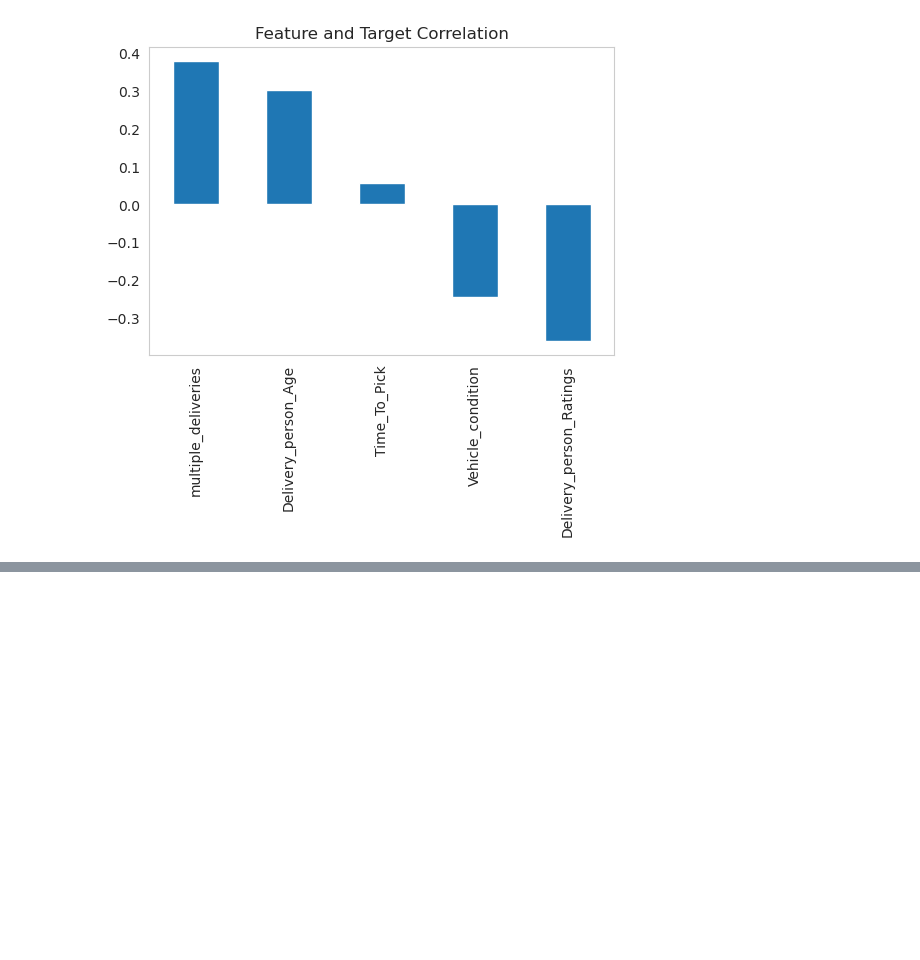
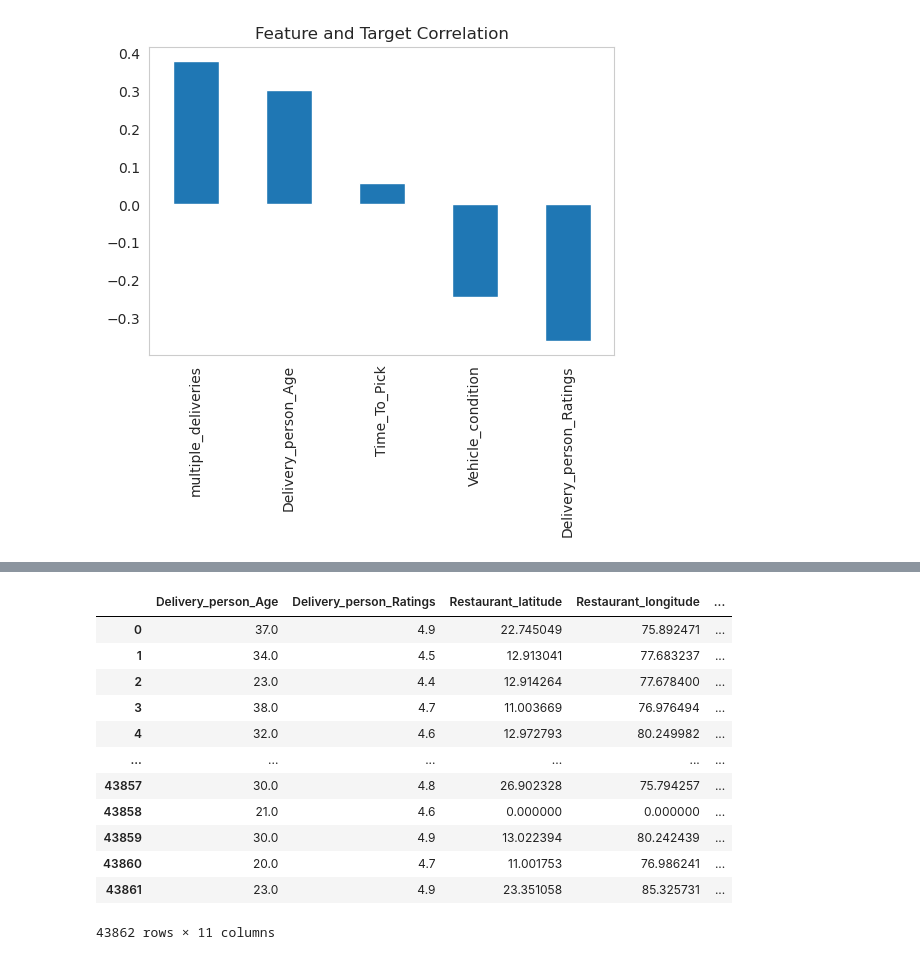
Before and after one commit to liamarguedas/uber-eats-delivery-time, a Jupyter notebook: notebooks/analyze-and-explore-data.ipynb, the cells around one changed output, grey strips where cells are left out. Saved outputs shown, nothing was run; the diff lists cells and outputs as text; code cells hidden in the pictures; blank space fills up the shorter version.

```diff
--- a/notebooks/analyze-and-explore-data.ipynb
+++ b/notebooks/analyze-and-explore-data.ipynb
@@ -71,0 +154,16 @@ plt.grid(False);
+# %%
+NumericalDatadata.select_dtypes(exclude = 'O')
+# %% [output]
+|  | Delivery_person_Age | Delivery_person_Ratings | Restaurant_latitude | Restaurant_longitude | ... |
+| 0 | 37.0 | 4.9 | 22.745049 | 75.892471 | ... |
+| 1 | 34.0 | 4.5 | 12.913041 | 77.683237 | ... |
+| 2 | 23.0 | 4.4 | 12.914264 | 77.678400 | ... |
+| 3 | 38.0 | 4.7 | 11.003669 | 76.976494 | ... |
+| 4 | 32.0 | 4.6 | 12.972793 | 80.249982 | ... |
+| ... | ... | ... | ... | ... | ... |
+| 43857 | 30.0 | 4.8 | 26.902328 | 75.794257 | ... |
+| 43858 | 21.0 | 4.6 | 0.000000 | 0.000000 | ... |
+| 43859 | 30.0 | 4.9 | 13.022394 | 80.242439 | ... |
+| 43860 | 20.0 | 4.7 | 11.001753 | 76.986241 | ... |
+| 43861 | 23.0 | 4.9 | 23.351058 | 85.325731 | ... |
+43862 rows × 11 columns
```
Also changed, not shown: parts of 10 cells of this notebook.
